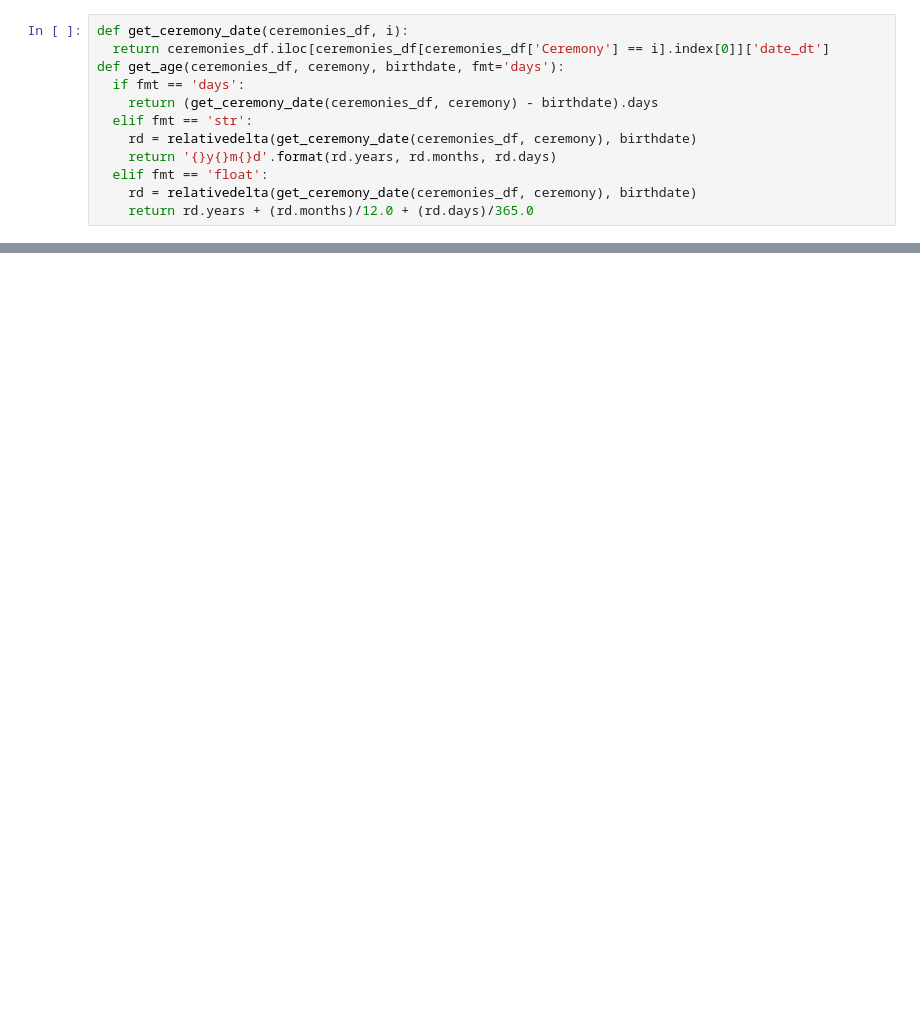
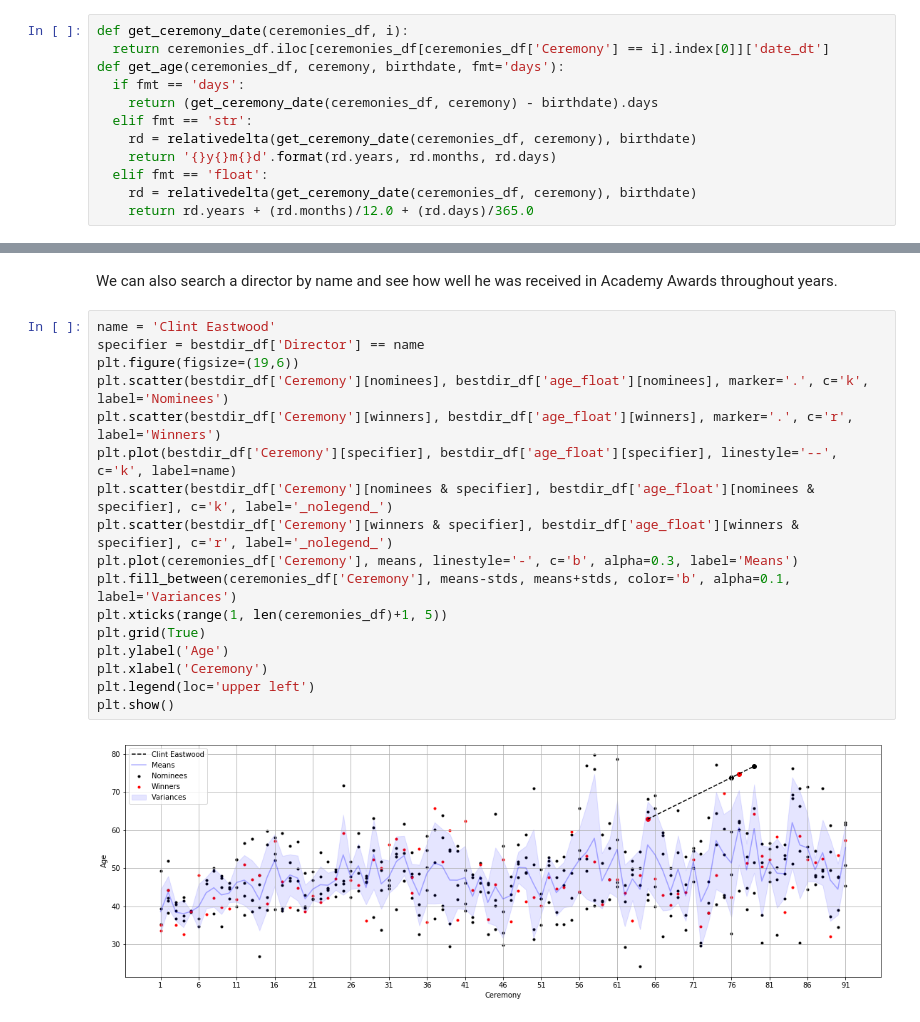
Before and after one commit to dcetin/academy-awards, a Jupyter notebook: academy-awards.ipynb, the cells around one changed output, grey strips where cells are left out. Cells and saved outputs as stored; diff of their text form; blank space fills up the shorter version.

```diff
--- a/academy-awards.ipynb
+++ b/academy-awards.ipynb
@@ -71,0 +76,21 @@ plt.show()
+# %% [markdown]
+We can also search a director by name and see how well he was received in Academy Awards throughout years.
+# %%
+name = 'Clint Eastwood'
+specifier = bestdir_df['Director'] == name
+plt.figure(figsize=(19,6))
+plt.scatter(bestdir_df['Ceremony'][nominees], bestdir_df['age_float'][nominees], marker='.', c='k', label='Nominees')
+plt.scatter(bestdir_df['Ceremony'][winners], bestdir_df['age_float'][winners], marker='.', c='r', label='Winners')
+plt.plot(bestdir_df['Ceremony'][specifier], bestdir_df['age_float'][specifier], linestyle='--', c='k', label=name)
+plt.scatter(bestdir_df['Ceremony'][nominees & specifier], bestdir_df['age_float'][nominees & specifier], c='k', label='_nolegend_')
+plt.scatter(bestdir_df['Ceremony'][winners & specifier], bestdir_df['age_float'][winners & specifier], c='r', label='_nolegend_')
+plt.plot(ceremonies_df['Ceremony'], means, linestyle='-', c='b', alpha=0.3, label='Means')
+plt.fill_between(ceremonies_df['Ceremony'], means-stds, means+stds, color='b', alpha=0.1, label='Variances')
+plt.xticks(range(1, len(ceremonies_df)+1, 5))
+plt.grid(True)
+plt.ylabel('Age')
+plt.xlabel('Ceremony')
+plt.legend(loc='upper left')
+plt.show()
+# %% [output]
+[figure, added]
```
Also changed, not shown: parts of 13 cells of this notebook.
